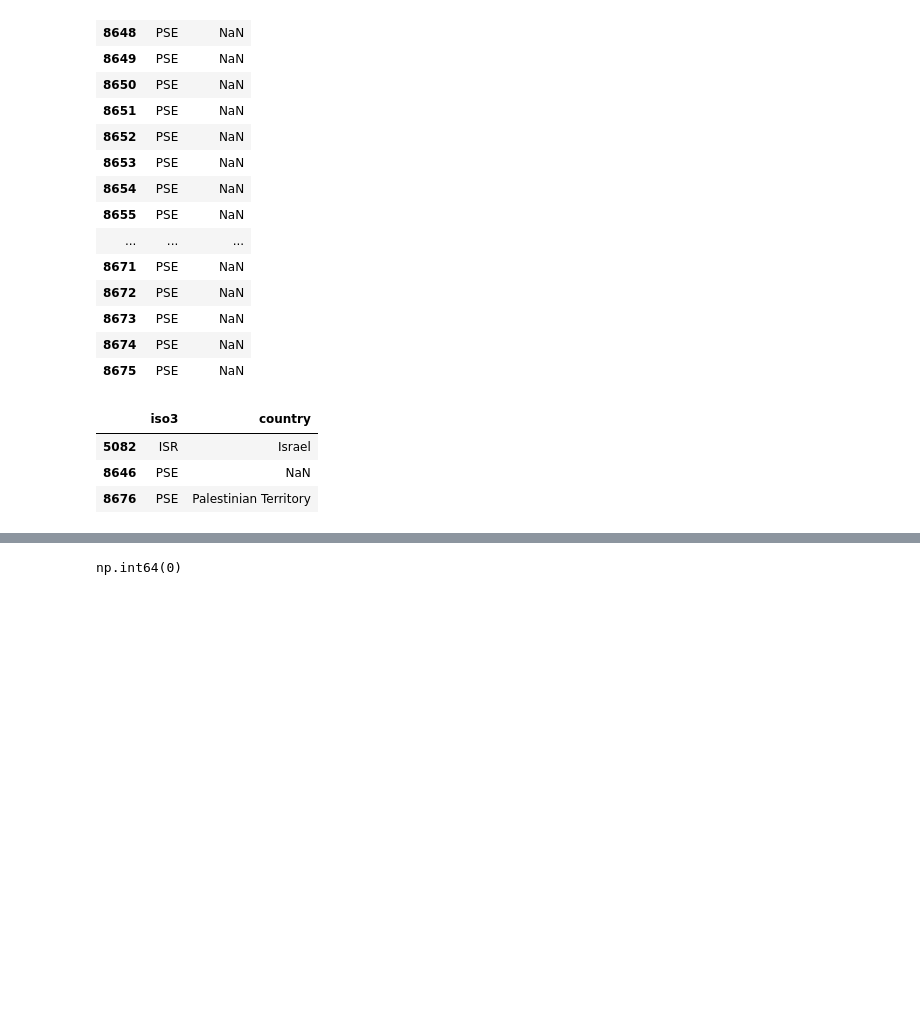
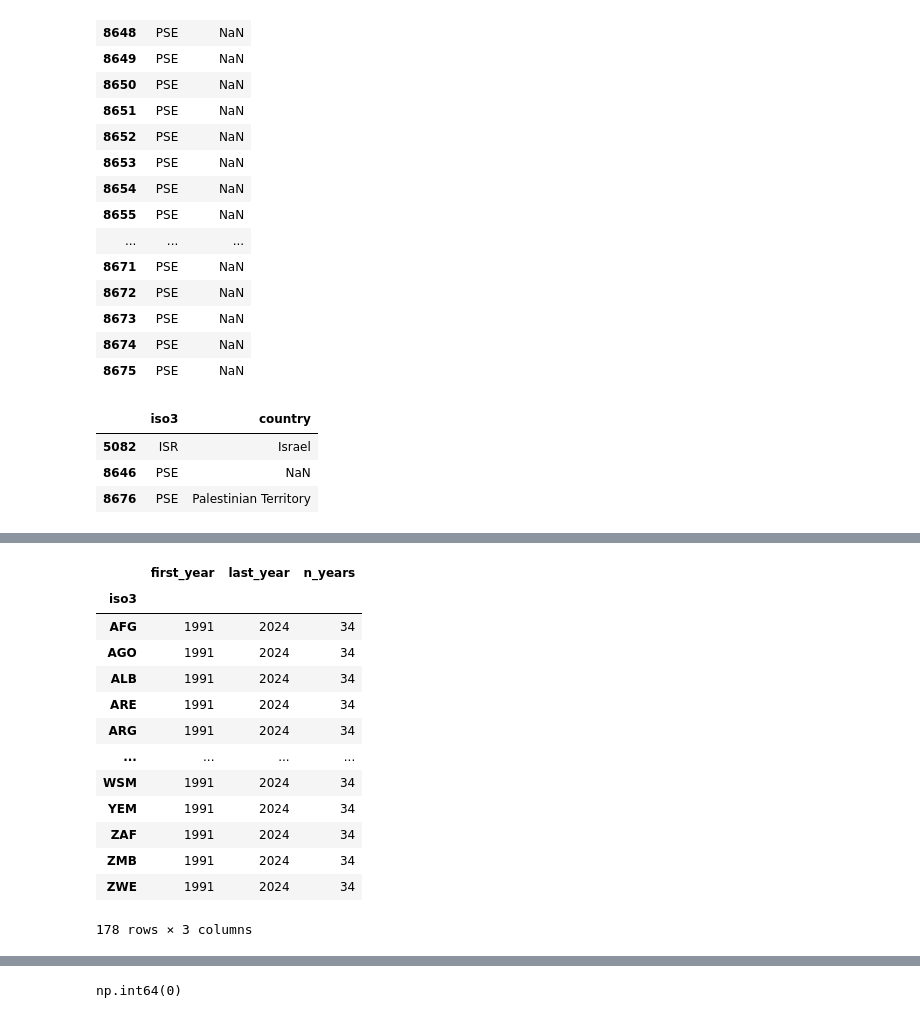
Before and after one commit to Mil4222/Final-Project, a Jupyter notebook: scripts/final_merge/final_merge.ipynb, the cells around one changed output, grey strips where cells are left out. Saved outputs shown, nothing was run; the diff lists cells and outputs as text; code cells hidden in the pictures; blank space fills up the shorter version.

```diff
--- a/scripts/final_merge/final_merge.ipynb
+++ b/scripts/final_merge/final_merge.ipynb
@@ -349,0 +457,23 @@ final = final.dropna(subset="capital_longitude").copy()
+# %%
+unemployment.groupby("iso3").agg(
+    first_year=("year", "min"),
+    last_year=("year", "max"),
+    n_years=("year", "count")
+)
+
+# some countries do not have observations for recent years like 2024 or 2023 (palestine, ukraine, sudan)
+# %% [output]
+|  | first_year | last_year | n_years |
+| iso3 |  |  |  |
+| AFG | 1991 | 2024 | 34 |
+| AGO | 1991 | 2024 | 34 |
+| ALB | 1991 | 2024 | 34 |
+| ARE | 1991 | 2024 | 34 |
+| ARG | 1991 | 2024 | 34 |
+| ... | ... | ... | ... |
+| WSM | 1991 | 2024 | 34 |
+| YEM | 1991 | 2024 | 34 |
+| ZAF | 1991 | 2024 | 34 |
+| ZMB | 1991 | 2024 | 34 |
+| ZWE | 1991 | 2024 | 34 |
+178 rows × 3 columns
```
Also changed, not shown: parts of 23 cells of this notebook, 1 other file.
